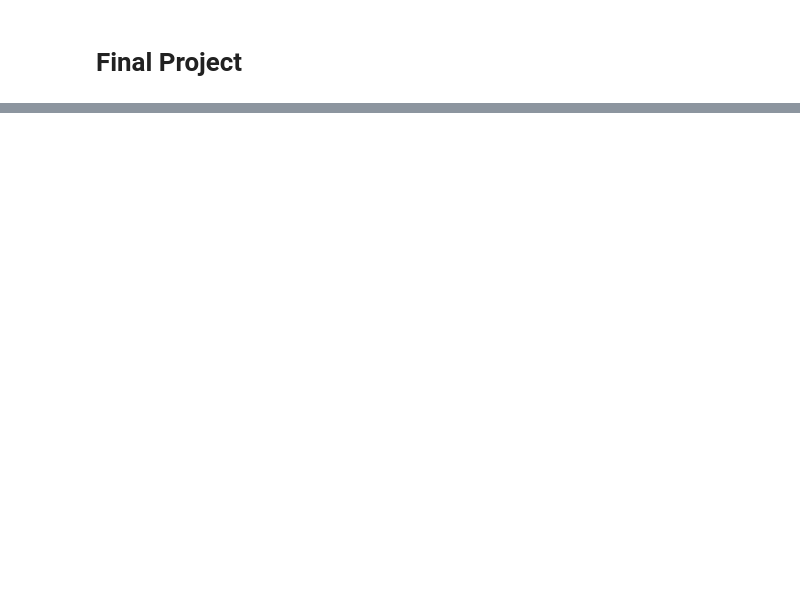
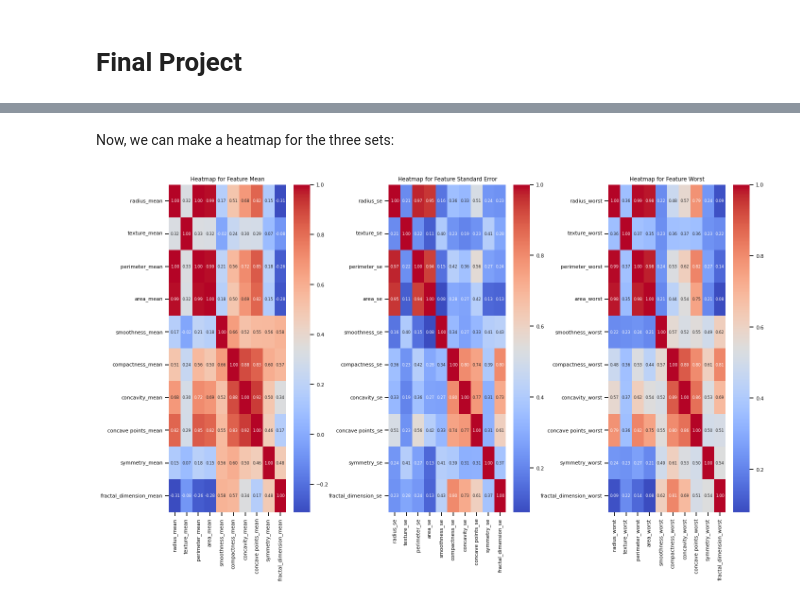
Before and after one commit to iggyw1g/Breast-Cancer-Classification-Project, a Jupyter notebook: finalproject.ipynb, the cells around one changed output, grey strips where cells are left out. Cells and saved outputs as stored; diff of their text form; code cells hidden in the pictures; blank space fills up the shorter version.

```diff
--- a/finalproject.ipynb
+++ b/finalproject.ipynb
@@ -67,0 +264,61 @@ highest correlation is for uniformity of cell shape + uniformity of cell size, a
+# %%
+ftMean = df.columns[1:11]
+ftMean = list(ftMean)
+ftSE = df.columns[11:21]
+ftSE = list(ftSE)
+ftWorst = df.columns[21:31]
+ftWorst = list(ftWorst)
+# print(ftMean)
+# print(ftSE)
+# print(ftWorst)
+# %% [markdown]
+Now, we can make a heatmap for the three sets:
+# %%
+fig, axes = plt.subplots(1, 3, figsize=(16, 9))
+
+sns.set_context("notebook", font_scale=0.7)
+
+corrFtMean = df[ftMean].corr()
+sns.heatmap(
+    corrFtMean,
+    annot=True,
+    cmap='coolwarm',
+    fmt=".2f",
+    cbar = True,
+    annot_kws={'size': 6},
+    ax=axes[0],
+)
+axes[0].set_title('Heatmap for Feature Mean')
+
+corrFtSE = df[ftSE].corr()
+sns.heatmap(
+    corrFtSE,
+    annot=True,
+    cmap='coolwarm',
+    fmt=".2f",
+    cbar = True,
+    annot_kws={'size': 6},
+    ax=axes[1]
+)
+axes[1].set_title('Heatmap for Feature Standard Error')
+
+corrFtWorst = df[ftWorst].corr()
+sns.heatmap(
+    corrFtWorst,
+    annot=True,
+    cmap='coolwarm',
+    fmt=".2f",
+    cbar = True,
+    annot_kws={'size': 6},
+    ax=axes[2]
+)
+axes[2].set_title('Heatmap for Feature Worst')
+
+
+
+# plt.tight_layout(rect=[0, 0, 1, 0])
+plt.subplots_adjust(wspace=0.5)
+# plt.tight_layout(pad=1)
+plt.show()
+# %% [output]
+[figure, added]
```
Also changed, not shown: parts of 34 cells of this notebook, 2 other files.
